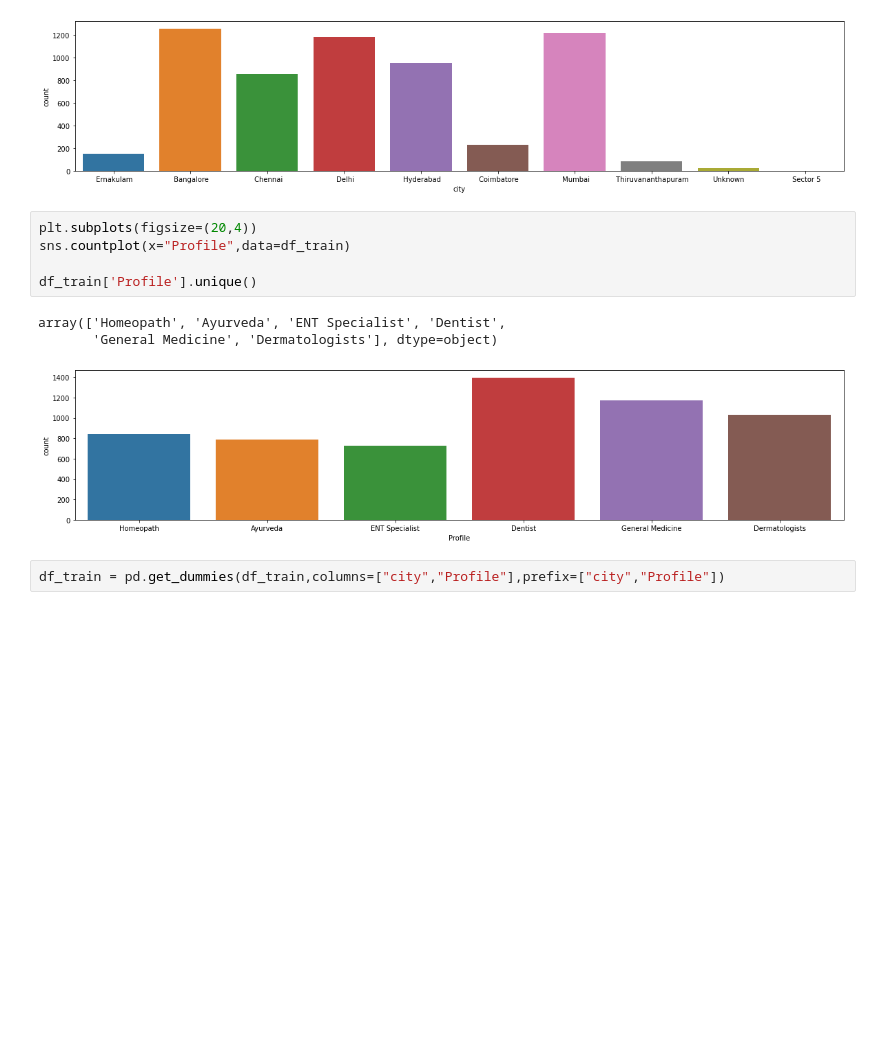
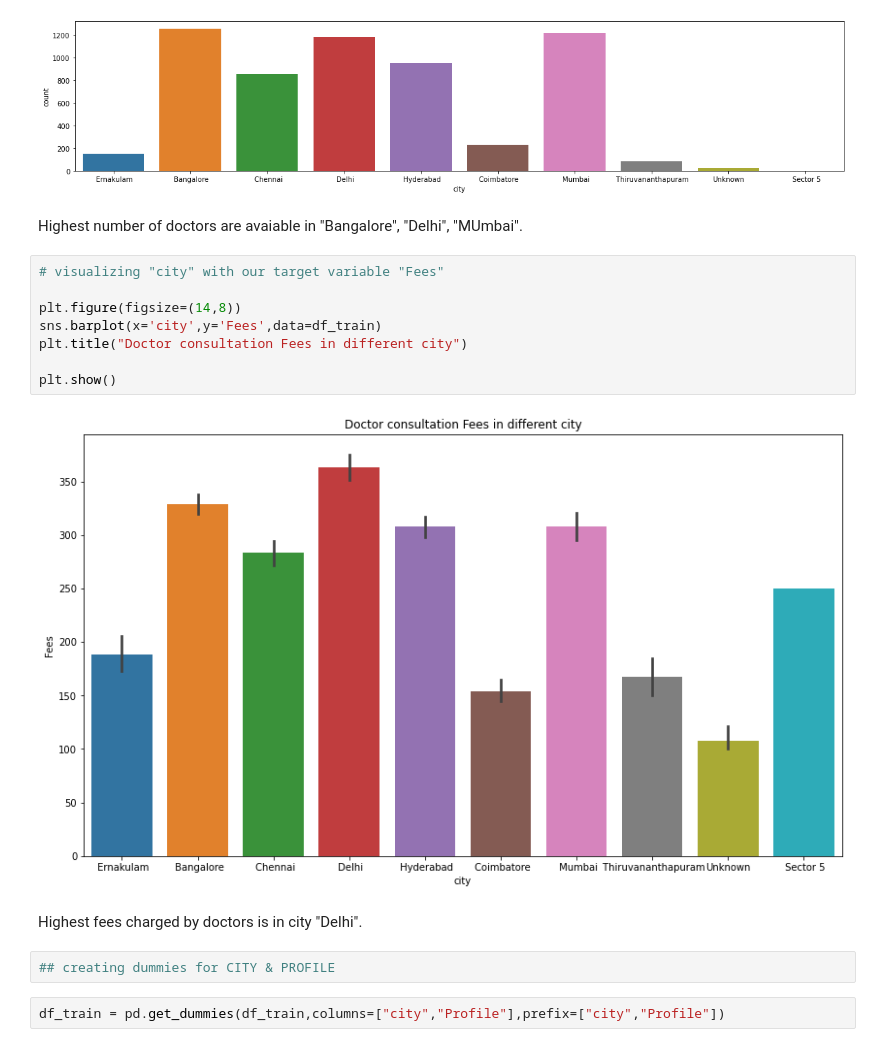
Before and after one commit to riturani2403/Data-Trained-practice-projects, a Jupyter notebook: Doctor_Fees_Predictions.ipynb, the cells around one changed output. Saved outputs shown, nothing was run; the diff lists cells and outputs as text; blank space fills up the shorter version.

```diff
--- a/Doctor_Fees_Predictions.ipynb
+++ b/Doctor_Fees_Predictions.ipynb
@@ -365,15 +469,22 @@ array([' Ernakulam', ' Bangalore', ' Chennai', ' Delhi', ' Hyderabad',
        ' Coimbatore', ' Mumbai', ' Thiruvananthapuram', 'Unknown',
        ' Sector 5'], dtype=object)
 [figure]
-# %%
-plt.subplots(figsize=(20,4))
-sns.countplot(x="Profile",data=df_train)
-
-df_train['Profile'].unique()
-# %% [output]
-array(['Homeopath', 'Ayurveda', 'ENT Specialist', 'Dentist',
-       'General Medicine', 'Dermatologists'], dtype=object)
-[figure, removed]
+# %% [markdown]
+Highest number of doctors are avaiable in "Bangalore", "Delhi", "MUmbai".
+# %%
+# visualizing "city" with our target variable "Fees"
+
+plt.figure(figsize=(14,8))
+sns.barplot(x='city',y='Fees',data=df_train)
+plt.title("Doctor consultation Fees in different city")
+
+plt.show()
+# %% [output]
+[figure, added]
+# %% [markdown]
+Highest fees charged by doctors is in city "Delhi".
+# %%
+## creating dummies for CITY & PROFILE
 # %%
 df_train = pd.get_dummies(df_train,columns=["city","Profile"],prefix=["city","Profile"])
 # %%
```
Also changed, not shown: parts of 42 cells of this notebook.
